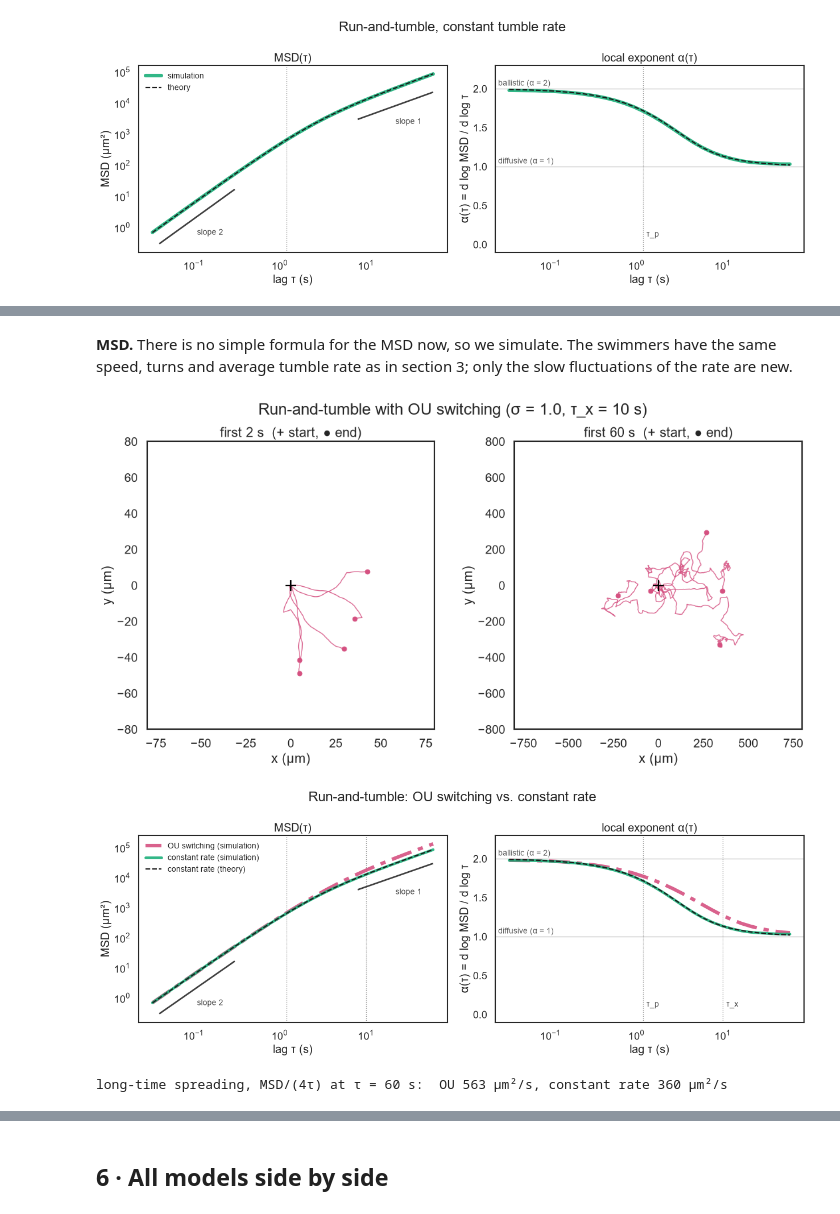
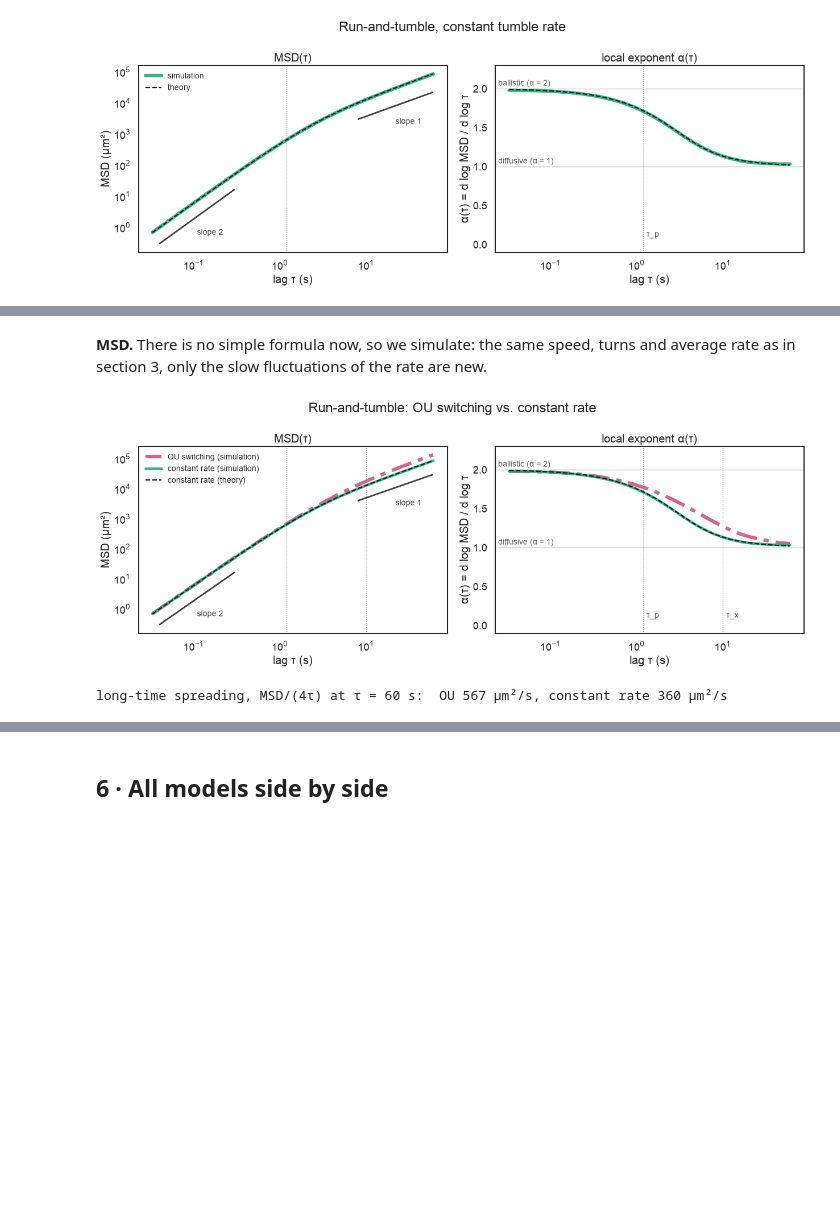
Before and after one commit to emonetlab/random_walk, a Jupyter notebook: notebooks/NB2_msd.ipynb, the cells around one changed output, grey strips where cells are left out. Drawn from its saved outputs; the diff is of its cells as text; code cells hidden in the pictures; blank space fills up the shorter version.

```diff
--- a/notebooks/NB2_msd.ipynb
+++ b/notebooks/NB2_msd.ipynb
@@ -159,20 +155,18 @@ plt.show()
 # %% [markdown]
-**MSD.** There is no simple formula for the MSD now, so we simulate. The swimmers have the same speed, turns and average tumble rate as in section 3; only the slow fluctuations of the rate are new.
+**MSD.** There is no simple formula now, so we simulate: the same speed, turns and average rate as in section 3, only the slow fluctuations of the rate are new.
 # %%
 sim_ou = lambda: sim.simulate_run_tumble(BATCH, T, FPS, rng, ou_sigma=OU_SIGMA, ou_tau=OU_TAU, **SWIM)
 tracks_ou, events_ou, _ = sim_ou()
-plotting.plot_tracks(tracks_ou, FPS, COLORS["ou"], f"Run-and-tumble with OU switching (σ = {OU_SIGMA}, τ_x = {OU_TAU:.0f} s)")
 
 msd_ou = msd_of(lambda: sim_ou()[0])
 plotting.msd_figure([(TAU, msd_ou, STYLE["ou"], "OU switching (simulation)"),
                      (TAU, msd_rt, STYLE["run_tumble"], "constant rate (simulation)")],
                     theory=[(TAU_FINE, an.msd_persistent(TAU_FINE, V, TAU_P), "constant rate (theory)")],
                     vlines=[(TAU_P, "τ_p"), (OU_TAU, "τ_x")], slopes=[(2, 0.04, 0.3), (1, 8, 60)],
                     title="Run-and-tumble: OU switching vs. constant rate")
 print(f"long-time spreading, MSD/(4τ) at τ = {TAU[-1]:.0f} s:  OU {msd_ou[-1] / (4 * TAU[-1]):.0f} µm²/s, "
       f"constant rate {msd_rt[-1] / (4 * TAU[-1]):.0f} µm²/s")
 # %% [output]
-[figure, old version]
+[figure, new version]
-[figure, removed]
-long-time spreading, MSD/(4τ) at τ = 60 s:  OU 563 µm²/s, constant rate 360 µm²/s
+long-time spreading, MSD/(4τ) at τ = 60 s:  OU 567 µm²/s, constant rate 360 µm²/s
 # %% [markdown]
```
Also changed, not shown: parts of 26 cells of this notebook.
